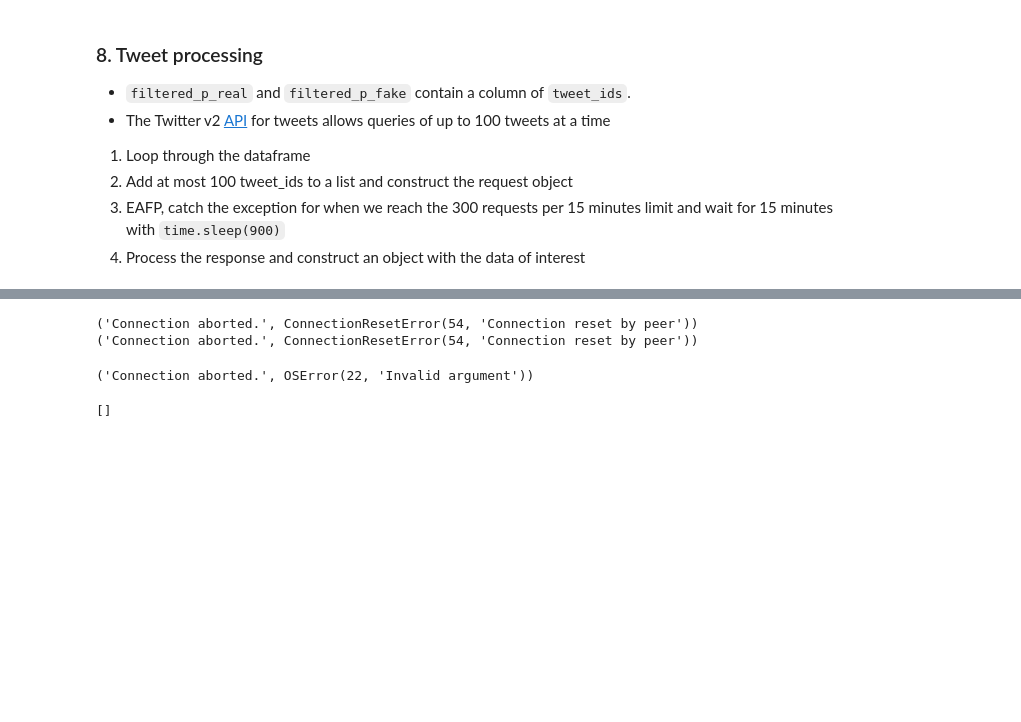
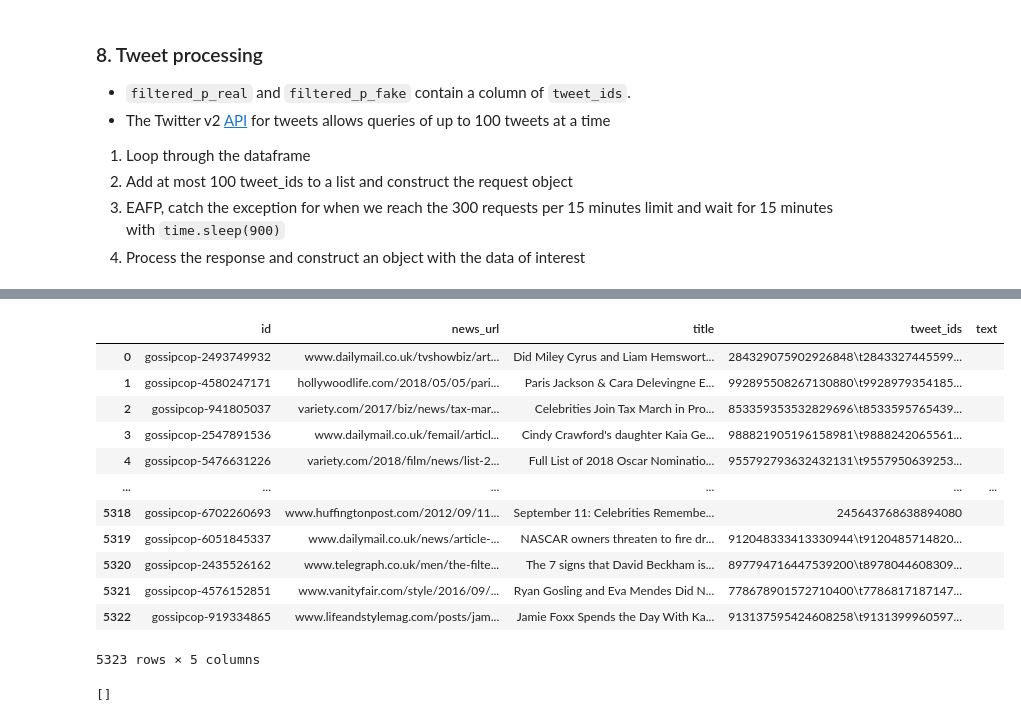
Before and after one commit to vtrikoupis/masters-thesis, a Jupyter notebook: processing.ipynb, the cells around one changed output, grey strips where cells are left out. Saved outputs shown, nothing was run; the diff lists cells and outputs as text; code cells hidden in the pictures; blank space fills up the shorter version.

```diff
--- a/processing.ipynb
+++ b/processing.ipynb
@@ -188,16 +188,16 @@ no response
 # %% [markdown]
 ### 6. Fetching the original article for the fake news in the gossipcop dataset
 # %%
-# if 'text' not in gossipcop_fake:
-#     gossipcop_fake['text'] = ''
-# for index, url in enumerate(tqdm(gossipcop_fake['news_url'])):
-#     if gossipcop_fake['text'].iloc[index] == '':
-#         if type(url) != float:
-#             if "://" in url:
-#                 gossipcop_fake['text'].iloc[index] = process_url(url)
-#             else:
-#                 url = "http://" + url
-#                 gossipcop_fake['text'].iloc[index] = process_url(url)
+if 'text' not in gossipcop_fake:
+    gossipcop_fake['text'] = ''
+for index, url in enumerate(tqdm(gossipcop_fake['news_url'])):
+    if gossipcop_fake['text'].iloc[index] == '' and index > 2650:
+        if type(url) != float:
+            if "://" in url:
+                gossipcop_fake['text'].iloc[index] = process_url(url)
+            else:
+                url = "http://" + url
+                gossipcop_fake['text'].iloc[index] = process_url(url)
 # %% [markdown]
 ### 7. In some cases, especially for fake news, the article has been removed from the internet and the text is therefore not available. Filter out these instances and drop the rows as topic modelling will not be applicable here
 # %%
@@ -249,3 +234,19 @@ filtered_p_real = pd.read_csv('processed-data/scraped_text_filtered/politifact_r
+# %%
+gossipcop_fake
+# %% [output]
+|  | id | news_url | title | tweet_ids | text |
+| 0 | gossipcop-2493749932 | www.dailymail.co.uk/tvshowbiz/art... | Did Miley Cyrus and Liam Hemswort... | 284329075902926848\t2843327445599... |  |
+| 1 | gossipcop-4580247171 | hollywoodlife.com/2018/05/05/pari... | Paris Jackson & Cara Delevingne E... | 992895508267130880\t9928979354185... |  |
+| 2 | gossipcop-941805037 | variety.com/2017/biz/news/tax-mar... | Celebrities Join Tax March in Pro... | 853359353532829696\t8533595765439... |  |
+| 3 | gossipcop-2547891536 | www.dailymail.co.uk/femail/articl... | Cindy Crawford's daughter Kaia Ge... | 988821905196158981\t9888242065561... |  |
+| 4 | gossipcop-5476631226 | variety.com/2018/film/news/list-2... | Full List of 2018 Oscar Nominatio... | 955792793632432131\t9557950639253... |  |
+| ... | ... | ... | ... | ... | ... |
+| 5318 | gossipcop-6702260693 | www.huffingtonpost.com/2012/09/11... | September 11: Celebrities Remembe... | 245643768638894080 |  |
+| 5319 | gossipcop-6051845337 | www.dailymail.co.uk/news/article-... | NASCAR owners threaten to fire dr... | 912048333413330944\t9120485714820... |  |
+| 5320 | gossipcop-2435526162 | www.telegraph.co.uk/men/the-filte... | The 7 signs that David Beckham is... | 897794716447539200\t8978044608309... |  |
+| 5321 | gossipcop-4576152851 | www.vanityfair.com/style/2016/09/... | Ryan Gosling and Eva Mendes Did N... | 778678901572710400\t7786817187147... |  |
+| 5322 | gossipcop-919334865 | www.lifeandstylemag.com/posts/jam... | Jamie Foxx Spends the Day With Ka... | 913137595424608258\t9131399960597... |  |
+5323 rows × 5 columns
 # %%
 politifact_real_tweet_data = []
 politifact_real_tweet_dataframe = pd.DataFrame(columns=['news_id'])
@@ -257,7 +258,7 @@ except NameError:
     print('Creating new dataframe for real tweets')
 else:
     politifact_real_tweet_dataframe = pd.DataFrame(columns=['news_id'])
-for index, tweet_ids in enumerate(tqdm(politifact_real_manually_checked['tweet_ids'])):
+for index, tweet_ids in enumerate(tqdm(politifact_real['tweet_ids'])):
     if type(tweet_ids) != float:
         tweet_id_list = tweet_ids.split()
         # print(tweet_id_list)
@@ -284,27 +285,24 @@ for index, tweet_ids in enumerate(tqdm(politifact_real_manually_checked['tweet_i
                 if 'data' in data:
                     for item in data['data']:
                         if 'created_at' in item:
-                            item['news_id'] = politifact_real_manually_checked.iloc[index]['id']
-                            if politifact_real_manually_checked.iloc[index]['id'] not in politifact_real_tweet_dataframe['news_id'].to_list():
+                            item['news_id'] = politifact_real.iloc[index]['id']
+                            if politifact_real.iloc[index]['id'] not in politifact_real['id'].to_list():
                                 politifact_real_tweet_data.append(item)
                         if 'referenced_tweets' in item:
                             for rt in item['referenced_tweets']:
                                 try:
-                                    rt_obj[politifact_real_manually_checked.iloc[index]['id']].append(rt)
+                                    rt_obj[politifact_real.iloc[index]['id']].append(rt)
                                 except KeyError:
-                                    rt_obj[politifact_real_manually_checked.iloc[index]['id']] = [rt]
+                                    rt_obj[politifact_real.iloc[index]['id']] = [rt]
 
             elif tweet_index % 100 == 99:
                 temp_list_of_100 = temp_list_of_100 + f'{tweet_id},'
             # same if it's the last of the batch we process
-            elif tweet_index == len(politifact_real_manually_checked['tweet_ids'])-1:
+            elif tweet_index == len(politifact_real['tweet_ids'])-1:
                 temp_list_of_100 = temp_list_of_100 + f'{tweet_id},'
             # otherwise we got to separate with a comma
             else:
                 temp_list_of_100 = temp_list_of_100 + f'{tweet_id},'
-# %% [output]
-('Connection aborted.', ConnectionResetError(54, 'Connection reset by peer'))
-('Connection aborted.', ConnectionResetError(54, 'Connection reset by peer'))
 # %%
 politifact_fake_tweet_data = []
 politifact_fake_tweet_dataframe = pd.DataFrame(columns=['news_id'])
@@ -315,7 +313,7 @@ except NameError:
     print('Creating new dataframe for fake tweets')
 else:
     politifact_fake_tweet_dataframe = pd.DataFrame(columns=['news_id'])
-for index, tweet_ids in enumerate(tqdm(filtered_p_fake['tweet_ids'])):
+for index, tweet_ids in enumerate(tqdm(politifact_fake['tweet_ids'])):
     if type(tweet_ids) != float:
         tweet_id_list = tweet_ids.split()
         temp_data_for_author = []
@@ -338,20 +336,18 @@ for index, tweet_ids in enumerate(tqdm(filtered_p_fake['tweet_ids'])):
                 if 'data' in data:
                     for item in data['data']:
                         if 'created_at' in item:
-                            item['news_id'] = filtered_p_fake.iloc[index]['id']
-                            if filtered_p_fake.iloc[index]['id'] not in politifact_fake_tweet_dataframe['news_id'].to_list():
+                            item['news_id'] = politifact_fake.iloc[index]['id']
+                            if politifact_fake.iloc[index]['id'] not in politifact_fake_tweet_dataframe['news_id'].to_list():
                                 politifact_fake_tweet_data.append(item)
 
             elif tweet_index % 100 == 99:
                 temp_list_of_100 = temp_list_of_100 + f'{tweet_id},'
             # same if it's the last of the batch we process
-            elif tweet_index == len(filtered_p_fake['tweet_ids'])-1:
+            elif tweet_index == len(politifact_fake['tweet_ids'])-1:
                 temp_list_of_100 = temp_list_of_100 + f'{tweet_id},'
             # otherwise we got to separate with a comma
             else:
                 temp_list_of_100 = temp_list_of_100 + f'{tweet_id},'
-# %% [output]
-('Connection aborted.', OSError(22, 'Invalid argument'))
 # %%
 politifact_real_tweet_data
 # %% [output]
```
Also changed, not shown: parts of 15 cells of this notebook, 27 other files.
